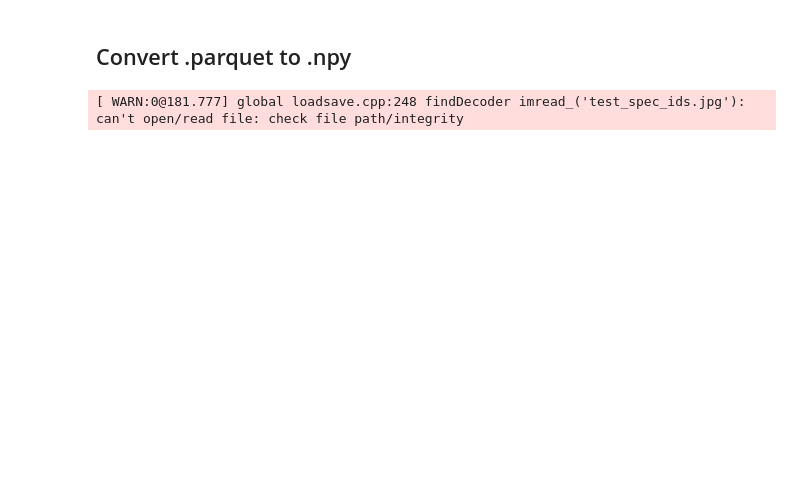
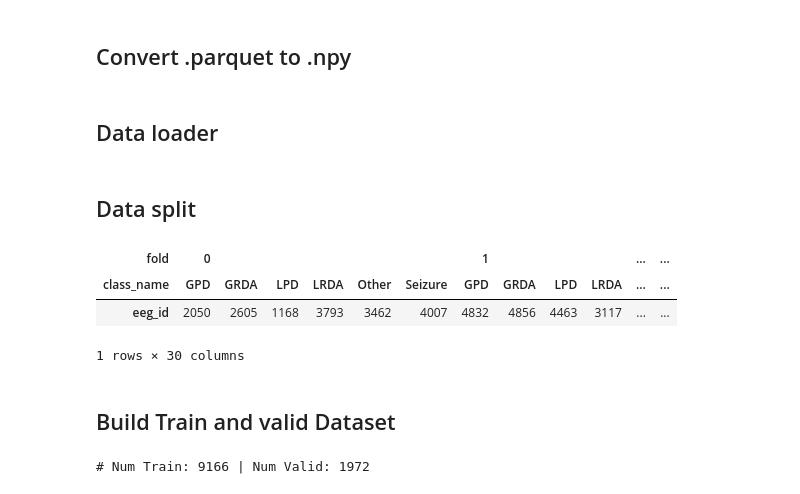
Before and after one commit to TishaMurarka/Harmful_Brain_activity_classification_by-Deeplearning, a Jupyter notebook: hms-classfication-by-deeplearning.ipynb, the cells around one changed output. Cells and saved outputs as stored; diff of their text form; code cells hidden in the pictures; blank space fills up the shorter version.

```diff
--- a/hms-classfication-by-deeplearning.ipynb
+++ b/hms-classfication-by-deeplearning.ipynb
@@ -183,7 +165,5 @@ _ = joblib.Parallel(n_jobs=-1, backend="loky")(
     joblib.delayed(process_spec)(spec_id, "test")
     for spec_id in tqdm(test_spec_ids, total=len(test_spec_ids))
 )
-# %%
-image = cv2.imread('test_spec_ids.jpg')
-# %% [output]
-[ WARN:0@181.777] global loadsave.cpp:248 findDecoder imread_('test_spec_ids.jpg'): can't open/read file: check file path/integrity
+# %% [markdown]
+## Data loader
@@ -189,0 +261,43 @@ image = cv2.imread('test_spec_ids.jpg')
+# %% [markdown]
+## Data split
+# %%
+from sklearn.model_selection import StratifiedGroupKFold
+
+sgkf = StratifiedGroupKFold(n_splits=5, shuffle=True, random_state=CFG.seed)
+
+df["fold"] = -1
+df.reset_index(drop=True, inplace=True)
+for fold, (train_idx, valid_idx) in enumerate(
+    sgkf.split(df, y=df["class_label"], groups=df["patient_id"])
+):
+    df.loc[valid_idx, "fold"] = fold
+df.groupby(["fold", "class_name"])[["eeg_id"]].count().T
+# %% [output]
+| fold | 0 |  |  |  |  |  | 1 |  |  |  | ... | ... |
+| class_name | GPD | GRDA | LPD | LRDA | Other | Seizure | GPD | GRDA | LPD | LRDA | ... | ... |
+| eeg_id | 2050 | 2605 | 1168 | 3793 | 3462 | 4007 | 4832 | 4856 | 4463 | 3117 | ... | ... |
+1 rows × 30 columns
+# %% [markdown]
+## Build Train and valid Dataset
+# %%
+# Sample from full data
+sample_df = df.groupby("spectrogram_id").head(1).reset_index(drop=True)
+train_df = sample_df[sample_df.fold != CFG.fold]
+valid_df = sample_df[sample_df.fold == CFG.fold]
+print(f"# Num Train: {len(train_df)} | Num Valid: {len(valid_df)}")
+
+# Train
+train_paths = train_df.spec2_path.values
+train_offsets = train_df.spectrogram_label_offset_seconds.values.astype(int)
+train_labels = train_df.class_label.values
+train_ds = build_dataset(train_paths, train_offsets, train_labels, batch_size=CFG.batch_size,
+                         repeat=True, shuffle=True, augment=True, cache=True)
+
+# Valid
+valid_paths = valid_df.spec2_path.values
+valid_offsets = valid_df.spectrogram_label_offset_seconds.values.astype(int)
+valid_labels = valid_df.class_label.values
+valid_ds = build_dataset(valid_paths, valid_offsets, valid_labels, batch_size=CFG.batch_size,
+                         repeat=False, shuffle=False, augment=False, cache=True)
+# %% [output]
+# Num Train: 9166 | Num Valid: 1972
```
Also changed, not shown: parts of 20 cells of this notebook.
